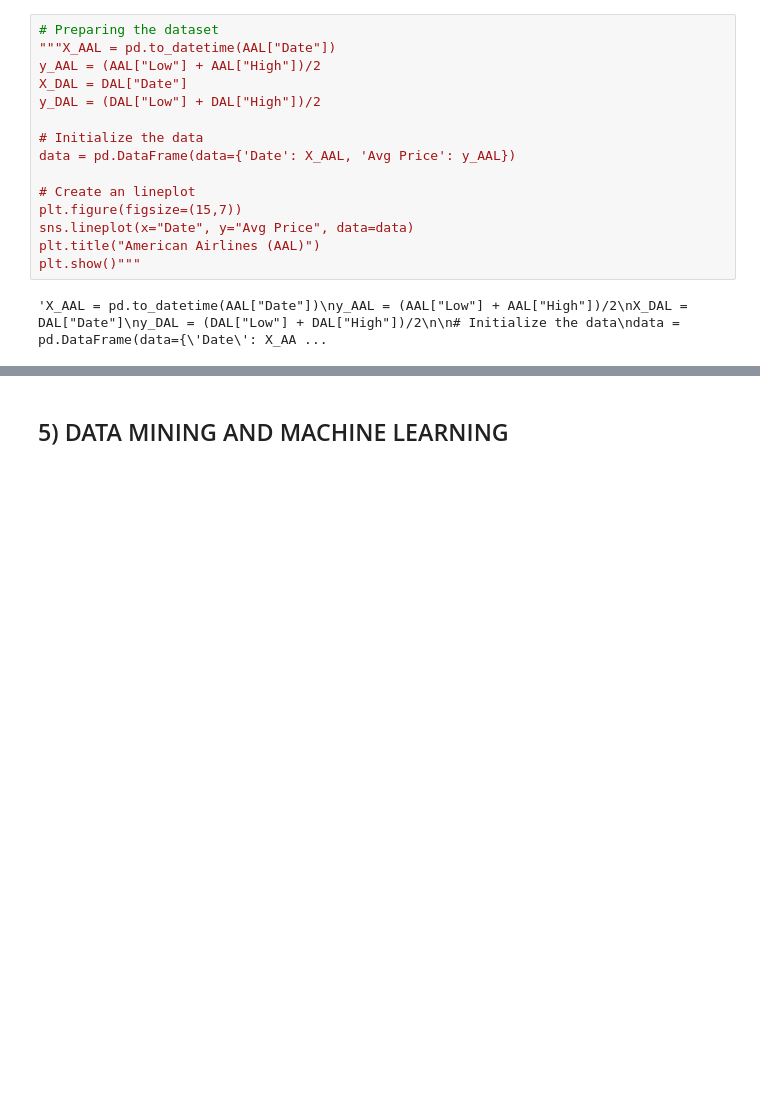
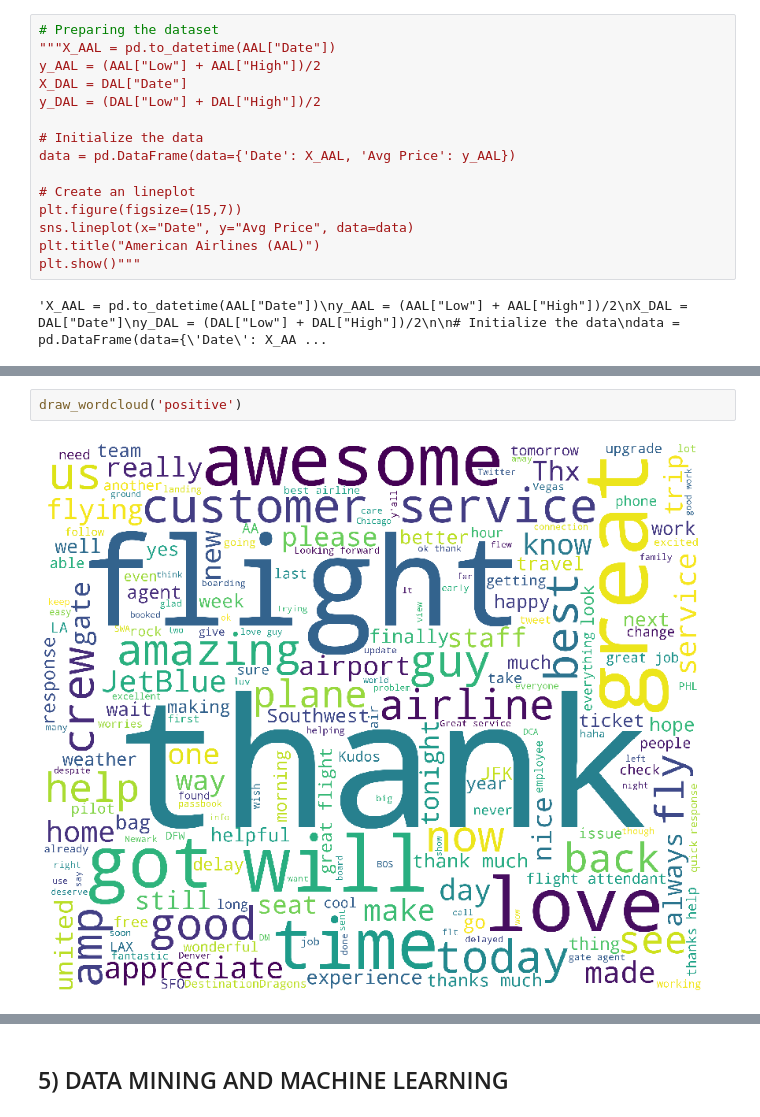
Before and after one commit to SarahBuechner/DMML2019_Team_Google, a Jupyter notebook: DM_Project.ipynb, the cells around one changed output, grey strips where cells are left out. Cells and saved outputs as stored; diff of their text form; blank space fills up the shorter version.

```diff
--- a/DM_Project.ipynb
+++ b/DM_Project.ipynb
@@ -221,0 +264,4 @@ plt.show()"""
+# %%
+draw_wordcloud('positive')
+# %% [output]
+[figure, added]
```
Also changed, not shown: parts of 9 cells of this notebook.
